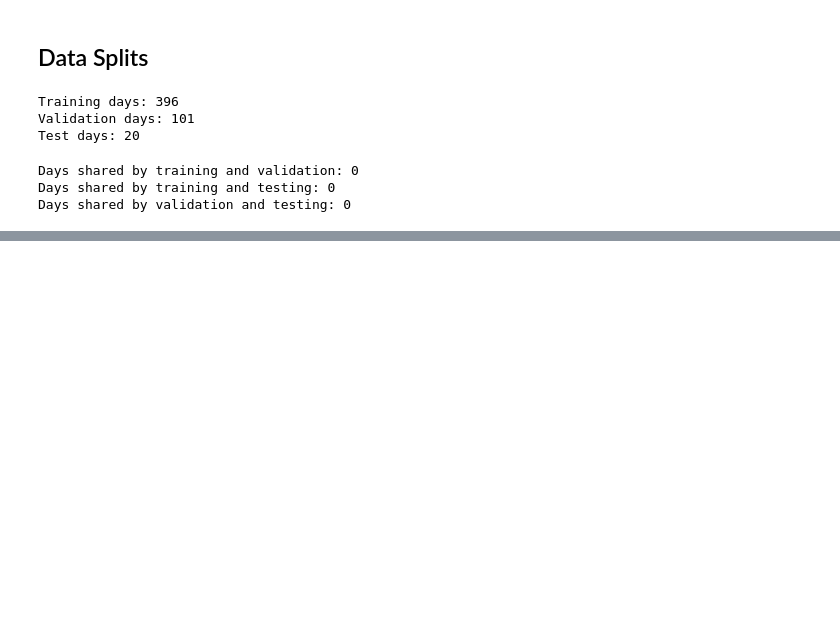
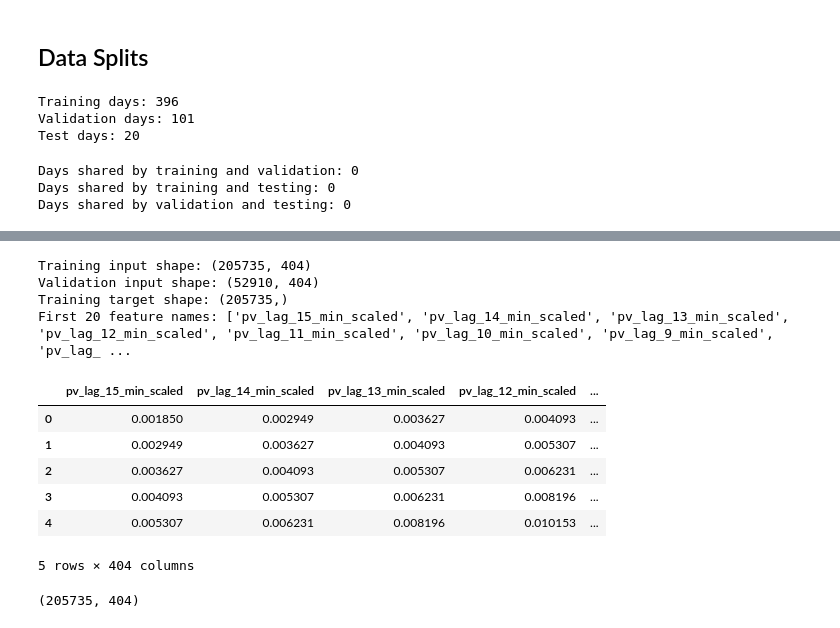
Before and after one commit to jacklpaulson/solar-forecasting, a Jupyter notebook: SolarForecastingProject.ipynb, the cells around one changed output, grey strips where cells are left out. Drawn from its saved outputs; the diff is of its cells as text; code cells hidden in the pictures; blank space fills up the shorter version.

```diff
--- a/SolarForecastingProject.ipynb
+++ b/SolarForecastingProject.ipynb
@@ -357,0 +407,49 @@ Days shared by validation and testing: 0
+# %%
+training_example_ids = np.flatnonzero(split == "train") #get the positions of all the training examples
+
+validation_example_ids = np.flatnonzero(split == "validation") #get the positions of all the validation examples
+
+
+
+
+training_data = data.tabular(training_example_ids, include_images = True)  #get the training input features, future power targets, and feature names
+
+training_features = training_data[0] #the full table of input values the model will use to make predictions
+
+training_targets = training_data[1] #get the actual power readings 15 minutes ahead
+
+feature_names = training_data[2] #names of the input columns
+
+
+
+validation_data = data.tabular(validation_example_ids, include_images = True) #get the validation input features, future power targets, and feature names
+
+validation_features = validation_data[0] #the full table of validation inputs that the model will use to make predictions
+
+validation_targets = validation_data[1] #store the actual power readings 15 minutes ahead
+
+
+print("Training input shape:", training_features.shape) #number of training examples and input features
+print("Validation input shape:", validation_features.shape) #number of validation examples and input features
+print("Training target shape:", training_targets.shape) #how many future power readings the model will learn to predict
+print("First 20 feature names:", feature_names[:20]) #the names of the power history and time inputs
+# %% [output]
+Training input shape: (205735, 404)
+Validation input shape: (52910, 404)
+Training target shape: (205735,)
+First 20 feature names: ['pv_lag_15_min_scaled', 'pv_lag_14_min_scaled', 'pv_lag_13_min_scaled', 'pv_lag_12_min_scaled', 'pv_lag_11_min_scaled', 'pv_lag_10_min_scaled', 'pv_lag_9_min_scaled', 'pv_lag_ ...
+# %%
+training_features_df = pd.DataFrame(training_features, columns = feature_names)
+
+display(training_features_df.head())
+
+print(training_features.shape)
+# %% [output]
+|  | pv_lag_15_min_scaled | pv_lag_14_min_scaled | pv_lag_13_min_scaled | pv_lag_12_min_scaled | ... |
+| 0 | 0.001850 | 0.002949 | 0.003627 | 0.004093 | ... |
+| 1 | 0.002949 | 0.003627 | 0.004093 | 0.005307 | ... |
+| 2 | 0.003627 | 0.004093 | 0.005307 | 0.006231 | ... |
+| 3 | 0.004093 | 0.005307 | 0.006231 | 0.008196 | ... |
+| 4 | 0.005307 | 0.006231 | 0.008196 | 0.010153 | ... |
+5 rows × 404 columns
+(205735, 404)
```
Also changed, not shown: parts of 10 cells of this notebook.
